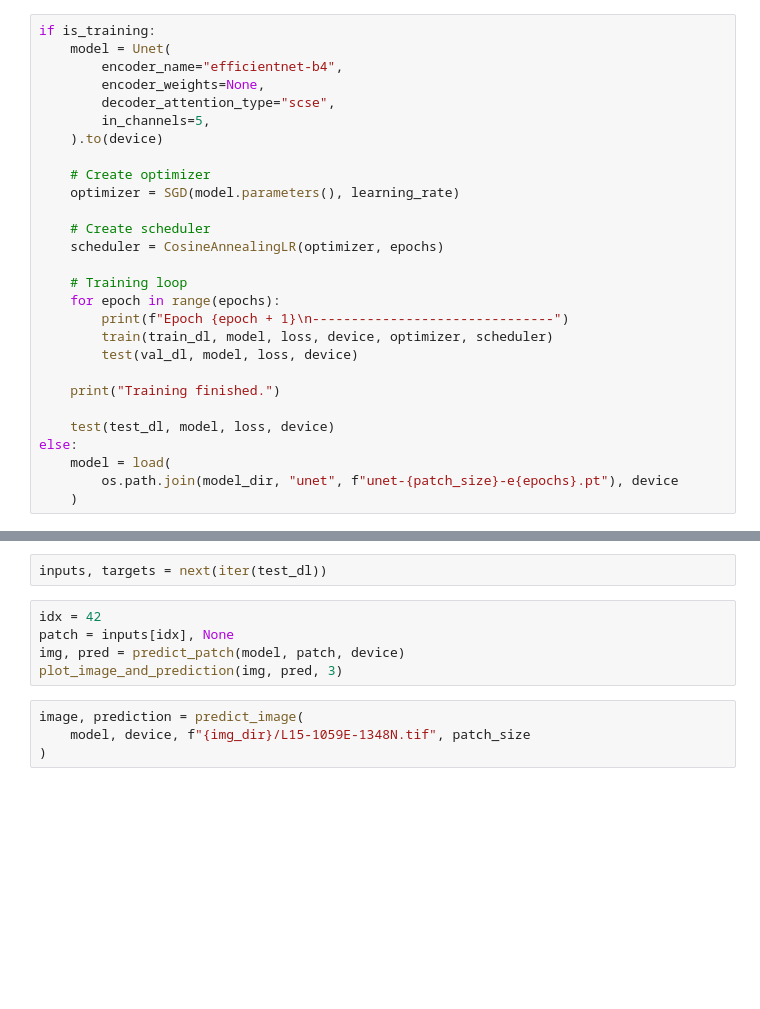
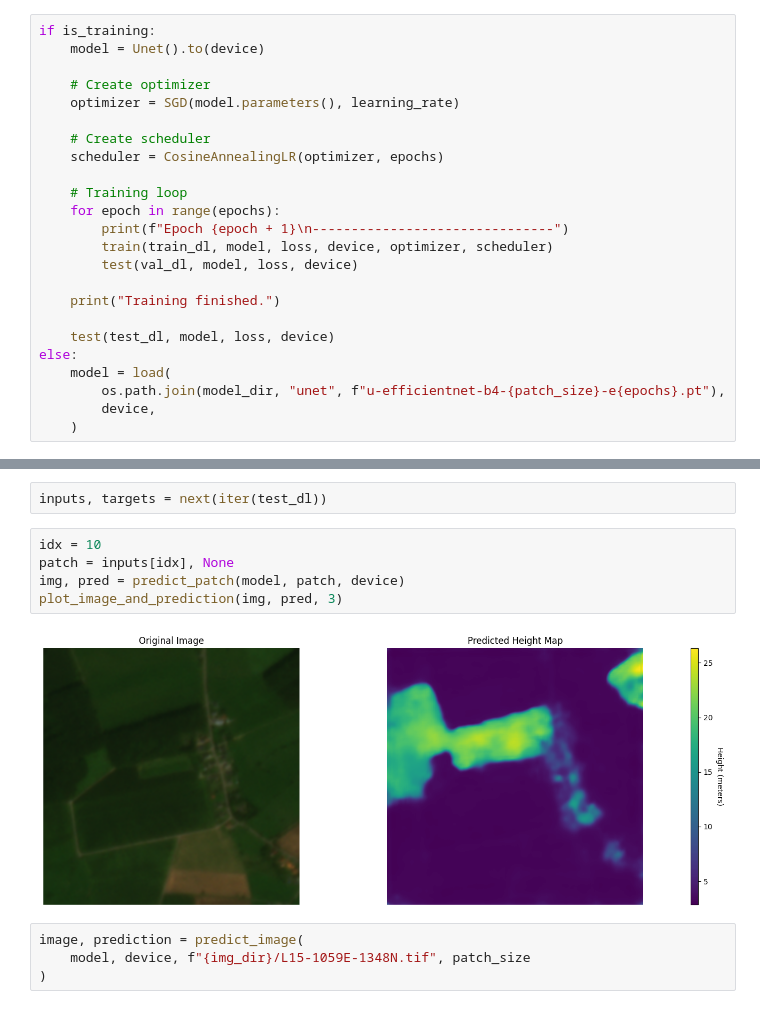
Before and after one commit to ematala/tree-heights-germany, a Jupyter notebook: unet.ipynb, the cells around one changed output, grey strips where cells are left out. Saved outputs shown, nothing was run; the diff lists cells and outputs as text; blank space fills up the shorter version.

Commit message:
run notebooks with pre-trained models

```diff
--- a/unet.ipynb
+++ b/unet.ipynb
@@ -53,12 +62,7 @@ train_dl, val_dl, test_dl = get_data(
 # Create & Train model
 # %%
 if is_training:
-    model = Unet(
-        encoder_name="efficientnet-b4",
-        encoder_weights=None,
-        decoder_attention_type="scse",
-        in_channels=5,
-    ).to(device)
+    model = Unet().to(device)
 
     # Create optimizer
     optimizer = SGD(model.parameters(), learning_rate)
@@ -77,7 +81,8 @@ if is_training:
     test(test_dl, model, loss, device)
 else:
     model = load(
-        os.path.join(model_dir, "unet", f"unet-{patch_size}-e{epochs}.pt"), device
+        os.path.join(model_dir, "unet", f"u-efficientnet-b4-{patch_size}-e{epochs}.pt"),
+        device,
     )
 # %%
 # save(model, os.path.join(model_dir, f"{model.name}.pt"))
@@ -86,10 +91,12 @@ else:
 # %%
 inputs, targets = next(iter(test_dl))
 # %%
-idx = 42
+idx = 10
 patch = inputs[idx], None
 img, pred = predict_patch(model, patch, device)
 plot_image_and_prediction(img, pred, 3)
+# %% [output]
+[figure, added]
 # %%
 image, prediction = predict_image(
     model, device, f"{img_dir}/L15-1059E-1348N.tif", patch_size
```
Also changed, not shown: parts of 5 cells of this notebook, 1 other file.
